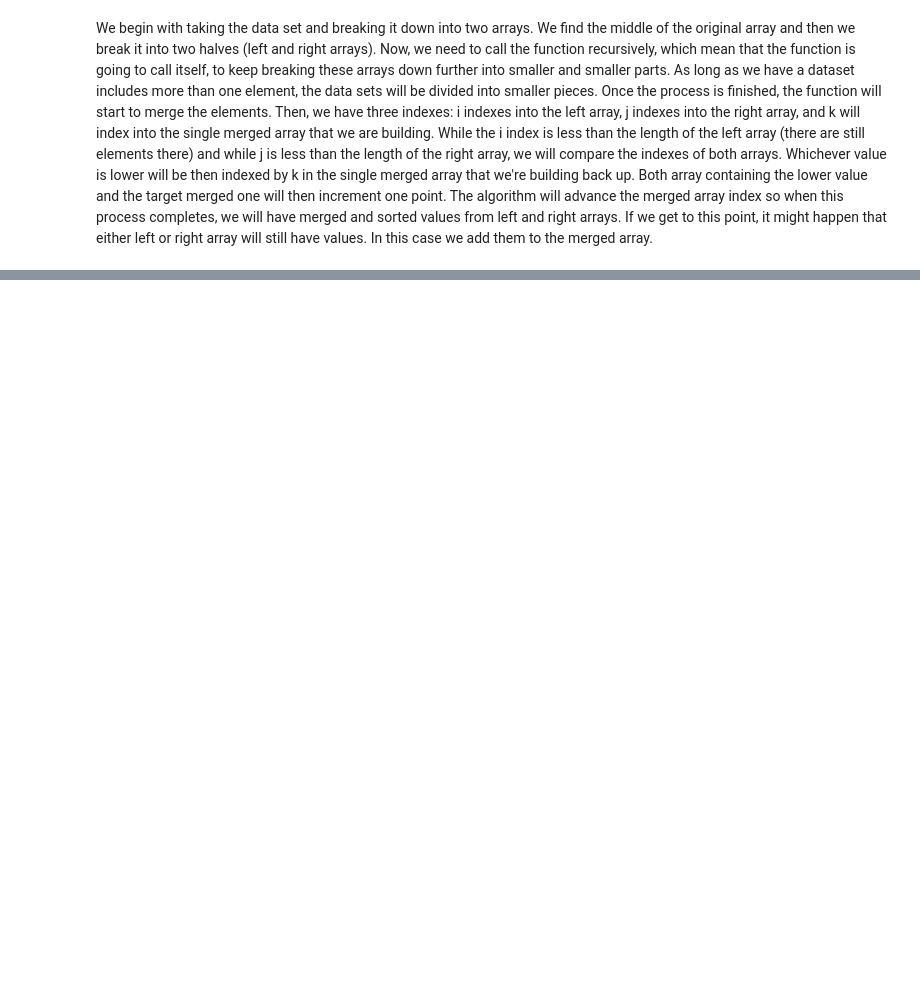
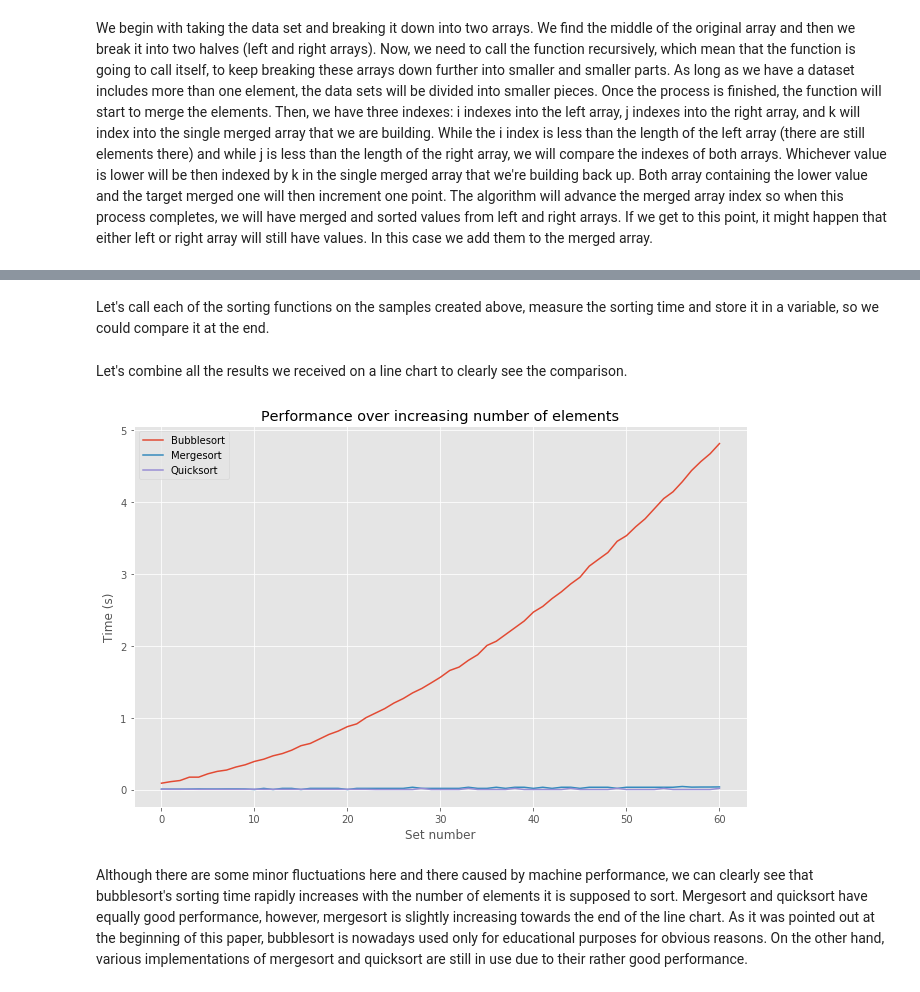
Before and after one commit to wojcikr/data-analysis, a Jupyter notebook: Measuring Algorithmic Efficiency.ipynb, the cells around one changed output, grey strips where cells are left out. Cells and saved outputs as stored; diff of their text form; code cells hidden in the pictures; blank space fills up the shorter version.

```diff
--- a/Measuring Algorithmic Efficiency.ipynb
+++ b/Measuring Algorithmic Efficiency.ipynb
@@ -170,0 +150,51 @@ plt.show()
+# %%
+import copy
+
+samples = []
+
+for i in range(3):
+    samples.append([f'sample_{i}'])
+    samples[i] = copy.deepcopy(arr)
+# %% [markdown]
+Let's call each of the sorting functions on the samples created above, measure the sorting time and store it in a variable, so we could compare it at the end.
+# %%
+bs_perf = []
+
+for array in samples[0]:
+    start = time.time()
+    bubblesort(array)
+    end = time.time()
+    bs_perf.append(end - start)
+# %%
+ms_perf = []
+
+for array in samples[1]:
+    start = time.time()
+    mergesort(array)
+    end = time.time()
+    ms_perf.append(end - start)
+# %%
+qs_perf = []
+
+for array in samples[2]:
+    start = time.time()
+    quicksort(array,0,len(nums)-1)
+    end = time.time()
+    qs_perf.append(end - start)
+# %% [markdown]
+Let's combine all the results we received on a line chart to clearly see the comparison.
+# %%
+plt.rcParams['figure.figsize'] = [11, 7]
+
+plt.plot(bs_perf, label='Bubblesort')
+plt.plot(ms_perf, label='Mergesort')
+plt.plot(qs_perf, label='Quicksort')
+plt.ylabel('Time (s)')
+plt.xlabel('Set number')
+plt.title('Performance over increasing number of elements')
+plt.legend(loc='upper left')
+plt.show()
+# %% [output]
+[figure, added]
+# %% [markdown]
+Although there are some minor fluctuations here and there caused by machine performance, we can clearly see that bubblesort's sorting time rapidly increases with the number of elements it is supposed to sort. Mergesort and quicksort have equally good performance, however, mergesort is slightly increasing towards the end of the line chart. As it was pointed out at the beginning of this paper, bubblesort is nowadays used only for educational purposes for obvious reasons. On the other hand, various implementations of mergesort and quicksort are still in use due to their rather good performance.
```
Also changed, not shown: parts of 37 cells of this notebook.
